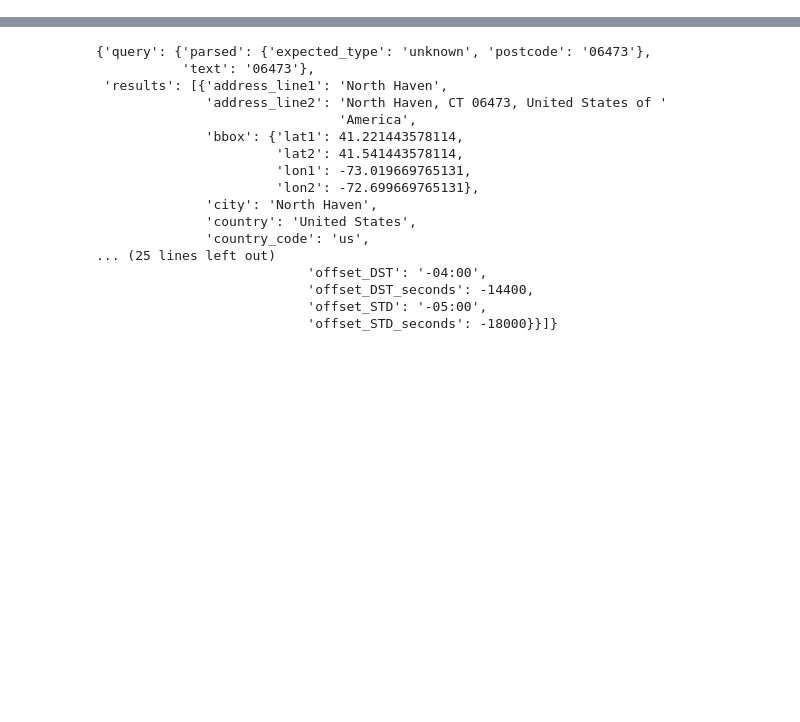
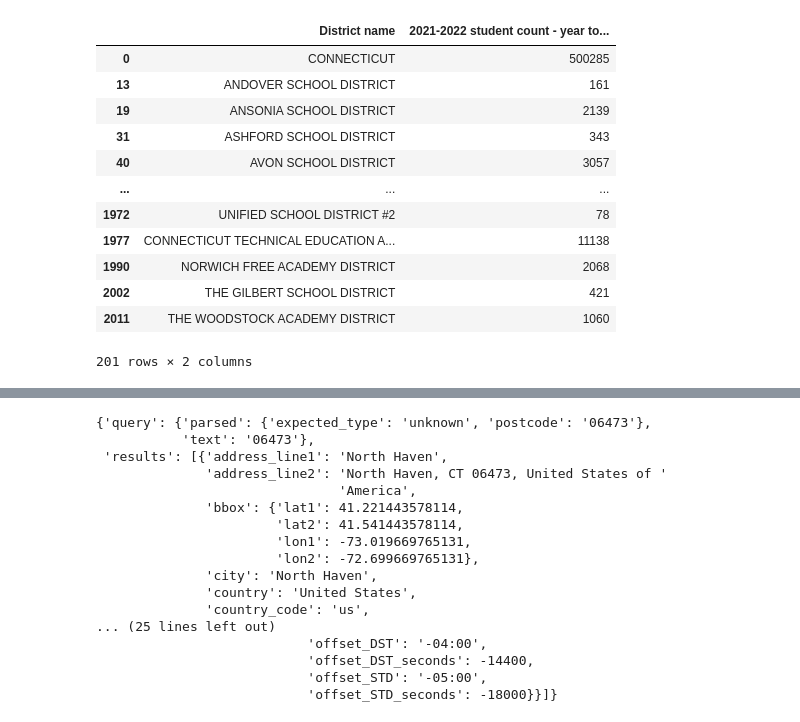
Before and after one commit to jmsavage2008/attendance-project, a Jupyter notebook: Zip Codes.ipynb, the cells around one changed output, grey strips where cells are left out. Drawn from its saved outputs; the diff is of its cells as text; code cells hidden in the pictures; blank space fills up the shorter version.

```diff
--- a/Zip Codes.ipynb
+++ b/Zip Codes.ipynb
@@ -30,0 +35,20 @@ zip_codes_df.head()
+# %%
+#Attempt to clean out populations
+all_students_df = data_set_df.loc[(data_set_df["Student group"]=="All Students")]
+all_students_df = all_students_df[["District name", "2021-2022 student count - year to date"]]
+all_students_df["District name"] = all_students_df["District name"].str.upper()
+all_students_df
+# %% [output]
+|  | District name | 2021-2022 student count - year to... |
+| 0 | CONNECTICUT | 500285 |
+| 13 | ANDOVER SCHOOL DISTRICT | 161 |
+| 19 | ANSONIA SCHOOL DISTRICT | 2139 |
+| 31 | ASHFORD SCHOOL DISTRICT | 343 |
+| 40 | AVON SCHOOL DISTRICT | 3057 |
+| ... | ... | ... |
+| 1972 | UNIFIED SCHOOL DISTRICT #2 | 78 |
+| 1977 | CONNECTICUT TECHNICAL EDUCATION A... | 11138 |
+| 1990 | NORWICH FREE ACADEMY DISTRICT | 2068 |
+| 2002 | THE GILBERT SCHOOL DISTRICT | 421 |
+| 2011 | THE WOODSTOCK ACADEMY DISTRICT | 1060 |
+201 rows × 2 columns
```
Also changed, not shown: parts of 18 cells of this notebook, 21 other files.
